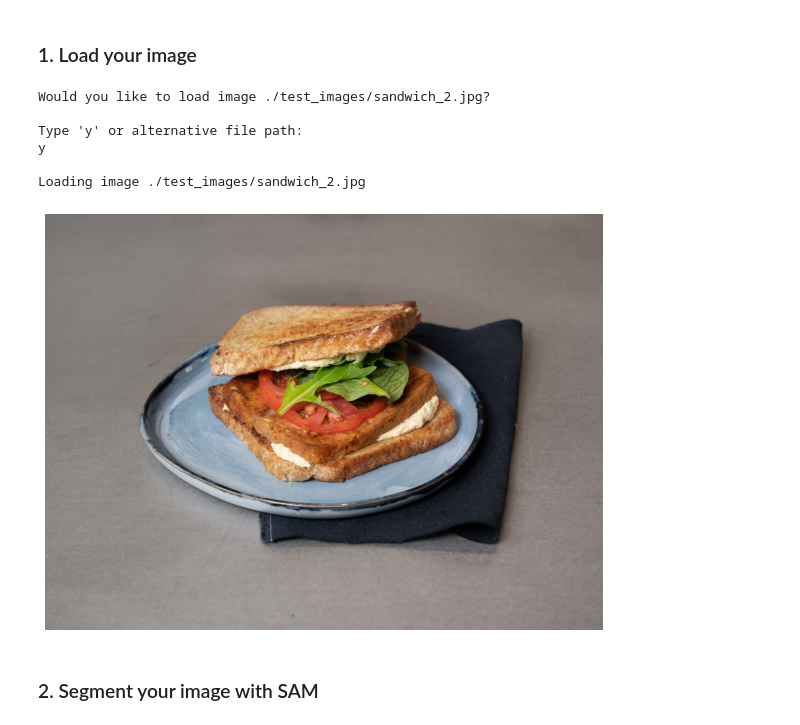
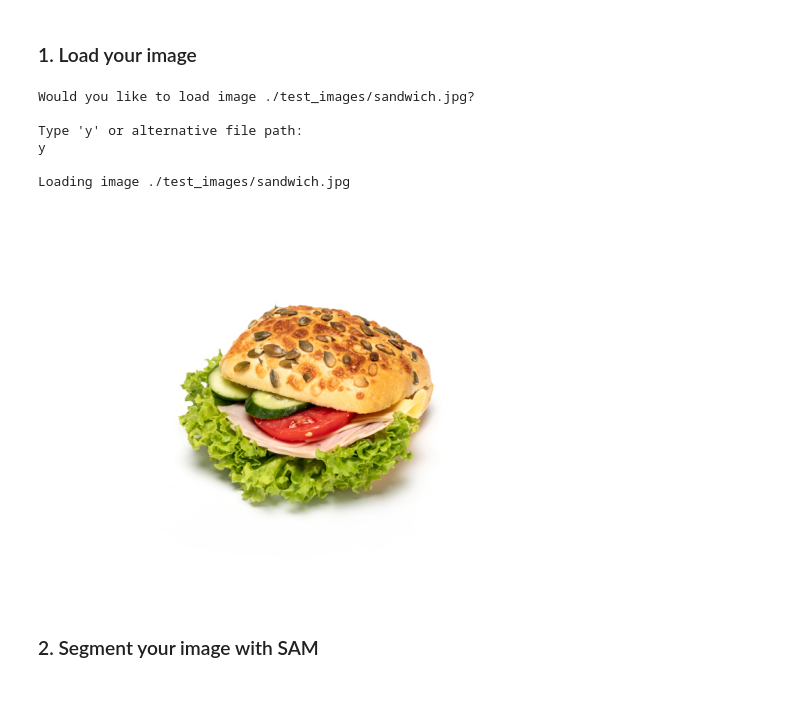
Before and after one commit to IoannaNika/FoodieQuant, a Jupyter notebook: demo.ipynb, the cells around one changed output. Cells and saved outputs as stored; diff of their text form; code cells hidden in the pictures; blank space fills up the shorter version.

```diff
--- a/demo.ipynb
+++ b/demo.ipynb
@@ -30,33 +30,33 @@ np.random.seed(42)
 ### 1. Load your image
 # %%
 # Load image for segmentation
-file_name = "sandwich_2"
+file_name = "sandwich"
 extension = ".jpg"
 image_path = f"./test_images/{file_name}{extension}"
 
 prompt = f"""Would you like to load image {image_path}?\n
 Type 'y' or alternative file path: \n"""
 answer = input(prompt).lower()
 
 if answer != 'y':
     image_path = answer
 
 print(f"\nLoading image {image_path}")
 image = cv2.imread(image_path)
 image = cv2.cvtColor(image, cv2.COLOR_BGR2RGB)
 
 plt.figure(figsize=(10, 10))
 plt.imshow(image)
 plt.axis('off')
 plt.show()
 # %% [output]
-Would you like to load image ./test_images/sandwich_2.jpg?
+Would you like to load image ./test_images/sandwich.jpg?
 
 Type 'y' or alternative file path:
 y
 
-Loading image ./test_images/sandwich_2.jpg
+Loading image ./test_images/sandwich.jpg
-[figure, old version]
+[figure, new version]
 # %% [markdown]
 ### 2. Segment your image with SAM
 # %%
```
Also changed, not shown: parts of 14 cells of this notebook, 5 other files.
